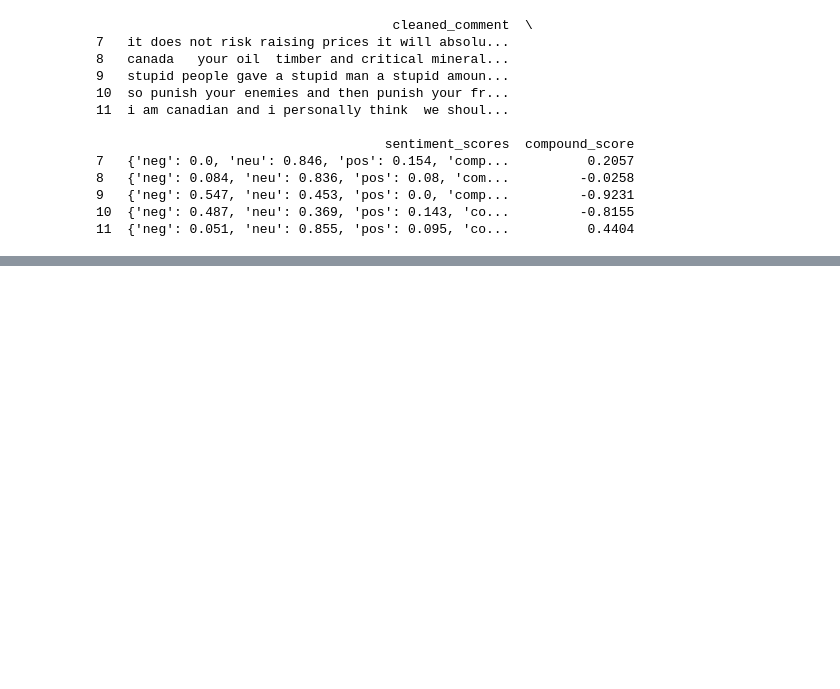
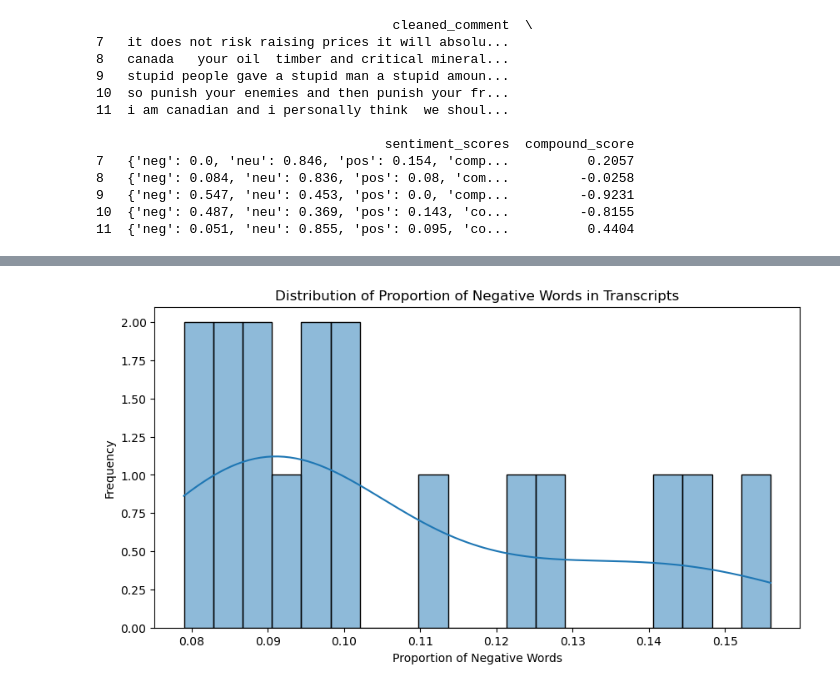
Before and after one commit to alanklin/NLP-Midterm, a Jupyter notebook: Code/text_classifier.ipynb, the cells around one changed output, grey strips where cells are left out. Cells and saved outputs as stored; diff of their text form; code cells hidden in the pictures; blank space fills up the shorter version.

```diff
--- a/Code/text_classifier.ipynb
+++ b/Code/text_classifier.ipynb
@@ -241,0 +194,17 @@ plt.show()
+# %%
+# Extract the proportion of negative words
+transcripts_df['positive_proportion'] = transcripts_df['sentiment_scores'].apply(lambda x: x['pos'])
+import matplotlib.pyplot as plt
+import seaborn as sns
+
+# Set figure size
+plt.figure(figsize=(10, 5))
+
+# Histogram of negative word proportions
+sns.histplot(transcripts_df['positive_proportion'], bins=20, kde=True)
+plt.xlabel("Proportion of Negative Words")
+plt.ylabel("Frequency")
+plt.title("Distribution of Proportion of Negative Words in Transcripts")
+plt.show()
+# %% [output]
+[figure, added]
```
Also changed, not shown: parts of 16 cells of this notebook.
